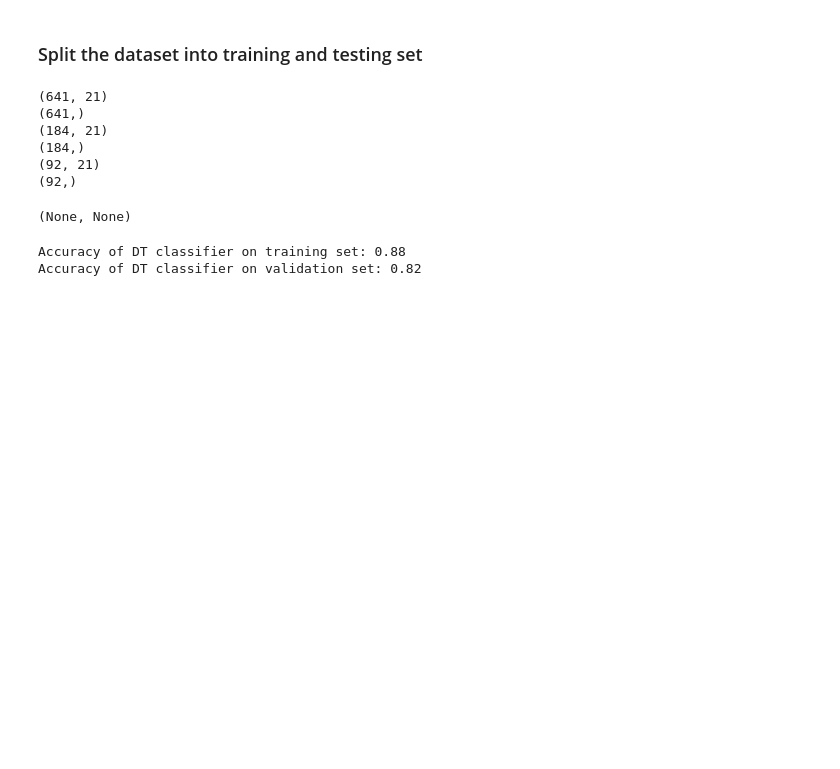
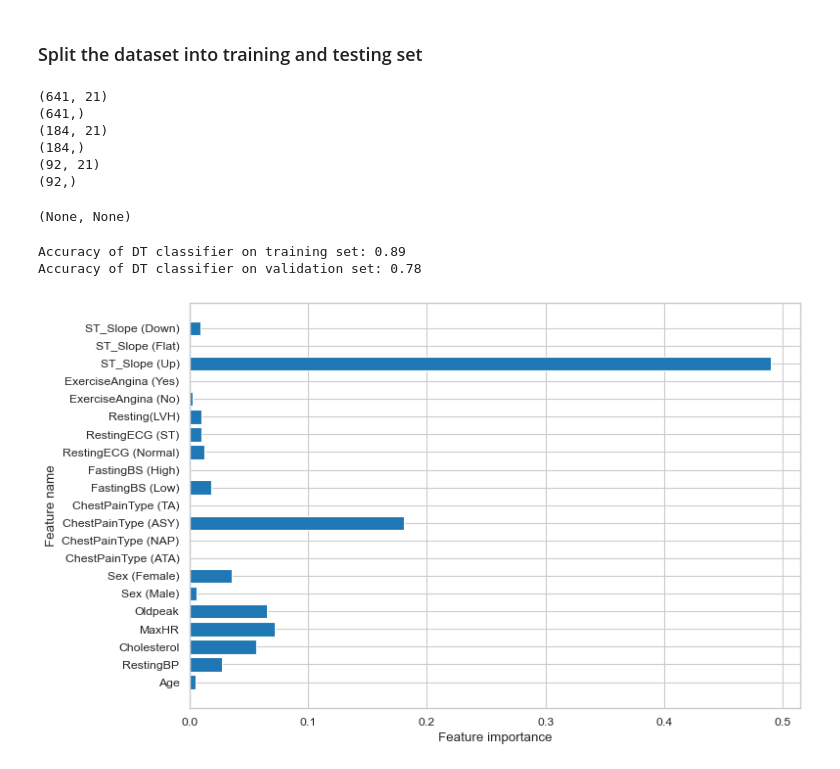
Before and after one commit to davednguyen/CPSC5305_Team_DataGeeks, a Jupyter notebook: HeartAttackPrediction.ipynb, the cells around one changed output. Saved outputs shown, nothing was run; the diff lists cells and outputs as text; code cells hidden in the pictures; blank space fills up the shorter version.

Commit message:
Added feature importance and DT rendering

```diff
--- a/HeartAttackPrediction.ipynb
+++ b/HeartAttackPrediction.ipynb
@@ -692,15 +694,17 @@ print(X_test.shape), print(y_test.shape)
 (92,)
 (None, None)
 # %%
+#feature_names = X_train.columns.values.tolist()
+feature_names = ['Age', 'RestingBP', 'Cholesterol', 'MaxHR', 'Oldpeak', 'Sex (Male)', 'Sex (Female)', 'ChestPainType (ATA)', 'ChestPainType (NAP)', 'ChestPainType (ASY)', 'ChestPainType (TA)', 'FastingBS (Low)', 'FastingBS (High)', 'RestingECG (Normal)', 'RestingECG (ST)', 'Resting(LVH)', 'ExerciseAngina (No)', 'ExerciseAngina (Yes)', 'ST_Slope (Up)', 'ST_Slope (Flat)', 'ST_Slope (Down)']
 # a function to plot a bar graph of important features
-# def plot_feature_importances(clf, feature_names):
-#     c_features = len(feature_names)
-#     plt.barh(range(c_features), clf.feature_importances_)
-#     plt.xlabel("Feature importance")
-#     plt.ylabel("Feature name")
-#     plt.yticks(np.arange(c_features), feature_names)
+def plot_feature_importances(clf, feature_names):
+    c_features = len(feature_names)
+    plt.barh(range(c_features), clf.feature_importances_)
+    plt.xlabel("Feature importance")
+    plt.ylabel("Feature name")
+    plt.yticks(np.arange(c_features), feature_names)
 # %%
-clf = DecisionTreeClassifier(criterion='entropy', max_depth = 5, min_samples_leaf = 8,
+clf = DecisionTreeClassifier(criterion='entropy', max_depth = 6, min_samples_leaf = 8,
                             random_state = 0).fit(X_train, y_train)
 
 print('Accuracy of DT classifier on training set: {:.2f}'
@@ -708,6 +712,14 @@ print('Accuracy of DT classifier on training set: {:.2f}'
 print('Accuracy of DT classifier on validation set: {:.2f}'
      .format(clf.score(X_valid, y_valid)))
 # %% [output]
-Accuracy of DT classifier on training set: 0.88
-Accuracy of DT classifier on validation set: 0.82
+Accuracy of DT classifier on training set: 0.89
+Accuracy of DT classifier on validation set: 0.78
+# %%
+plt.figure(figsize=(10,6),dpi=80)
+plot_feature_importances(clf, feature_names)
+plt.tight_layout()
+
+plt.show()
+# %% [output]
+[figure, added]
 # %%
```
Also changed, not shown: parts of 2 cells of this notebook, 2 other files.
